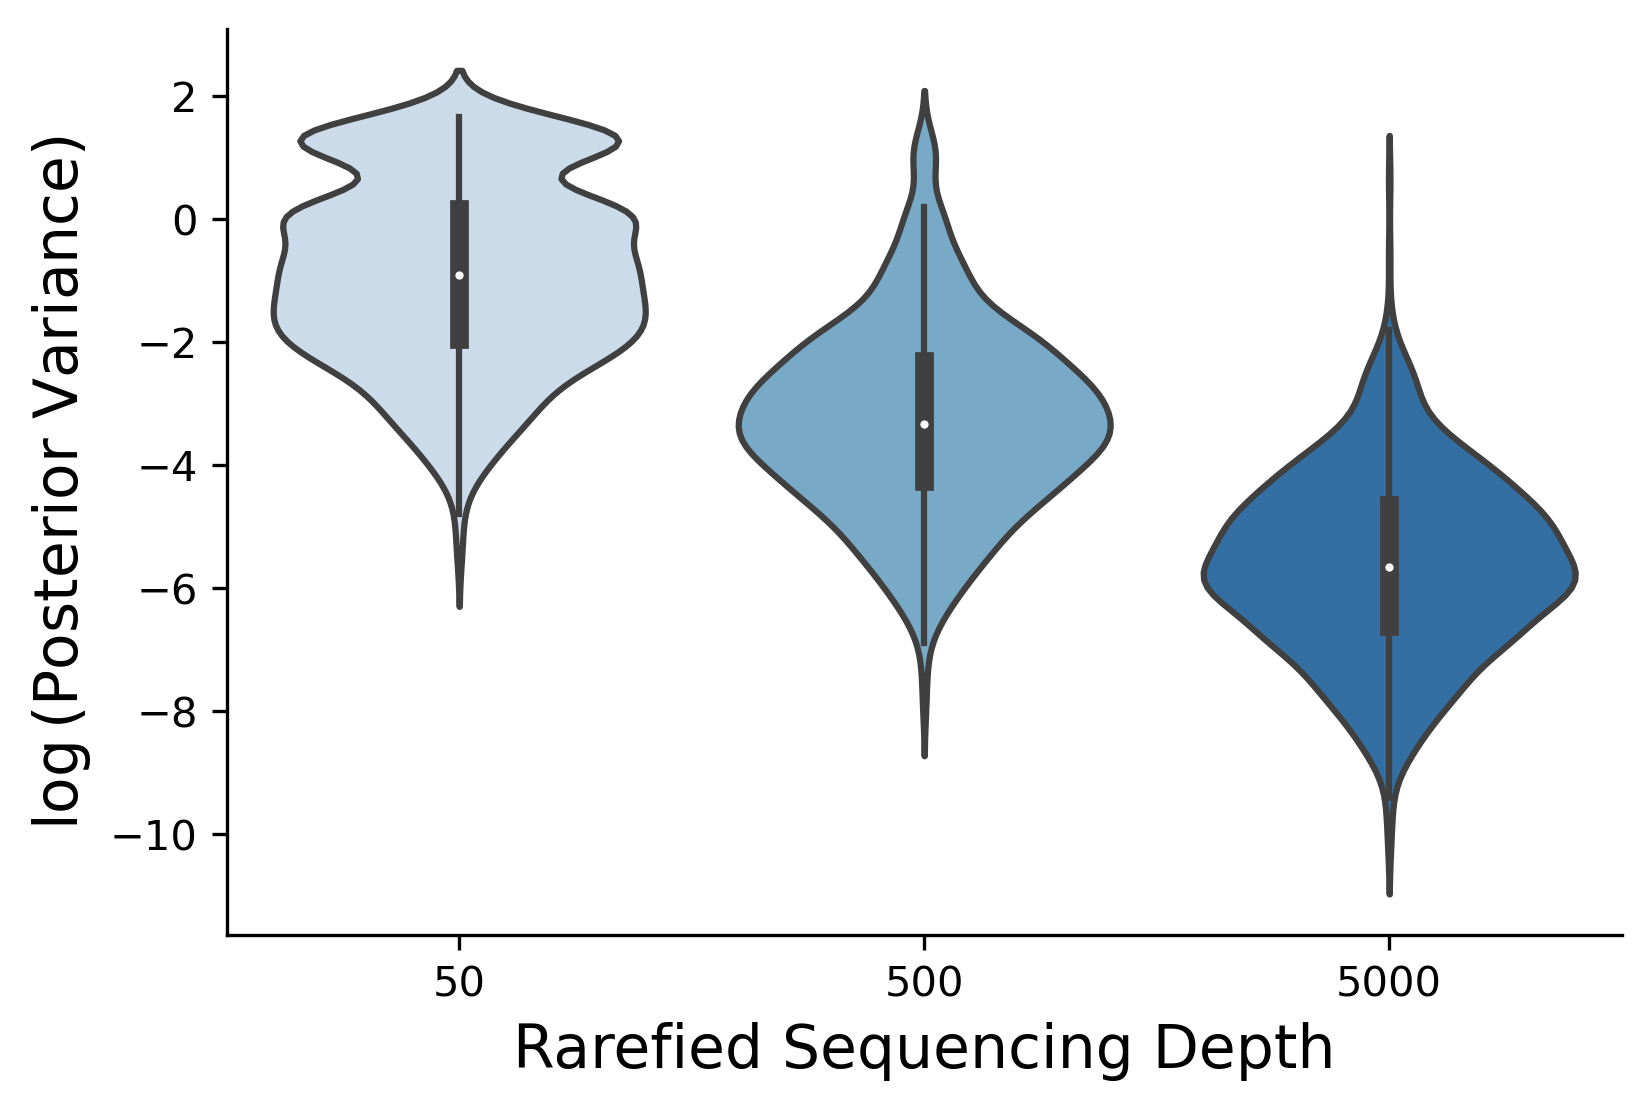
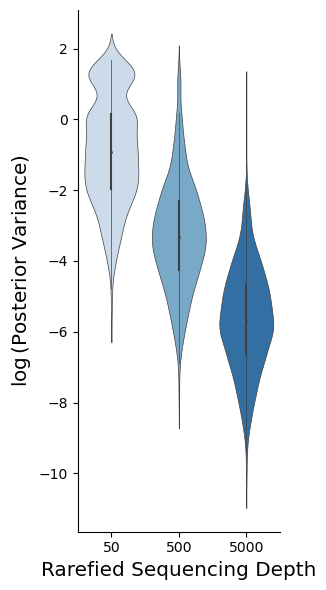
The change to this notebook cell's code, shown as a diff; its figure went from the first image to the second:
--- before
+++ after
@@ -1,3 +1,13 @@
-fig, ax = plt.subplots(1, 1)
+plt.rcParams['font.family'] = 'sans-serif'
+plt.rcParams['font.sans-serif'] = 'Arial'
+plt.rcParams['svg.fonttype'] = 'none'
+
+import matplotlib.pyplot as plt
+import seaborn as sns
+
+plt.rcParams['figure.dpi'] = 100
+plt.rcParams['savefig.dpi'] = 300
+
+fig, ax = plt.subplots(1, 1, figsize=(3, 6))
 
 sns.violinplot(
@@ -7,5 +17,7 @@
     palette="Blues",
     scale="width",
-    ax=ax
+    width=0.8,
+    ax=ax,
+    linewidth=0.5 
 )
 
@@ -13,4 +25,6 @@
 ax.set_ylabel(r"$\log\left(\mathrm{Posterior\ Variance}\right)$", fontsize="x-large")
 
-plt.savefig("../figures/simulation/rarefy_posterior_variance.pdf")
+plt.tight_layout()
+plt.savefig("../figures/simulation/rarefy_posterior_variance.pdf", 
+            bbox_inches='tight', dpi=300)
 plt.show()

Commit: Add new analysis code (#6)